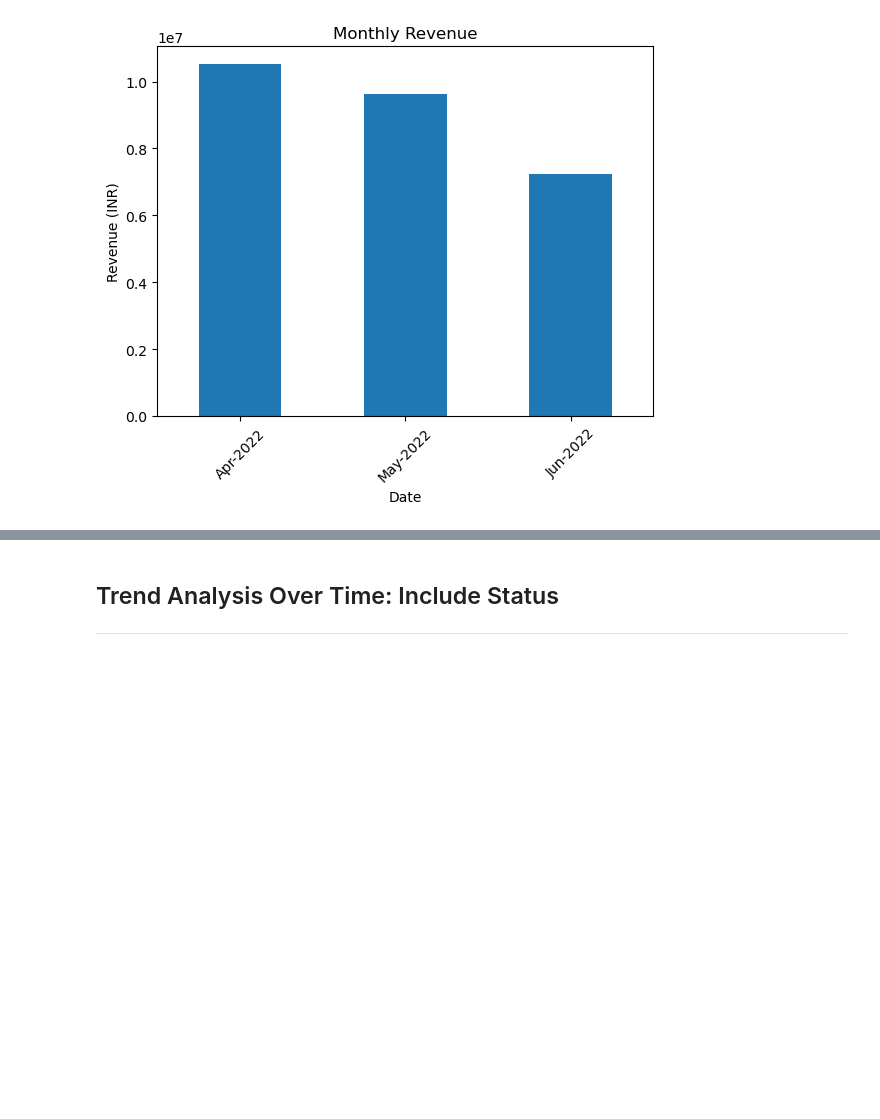
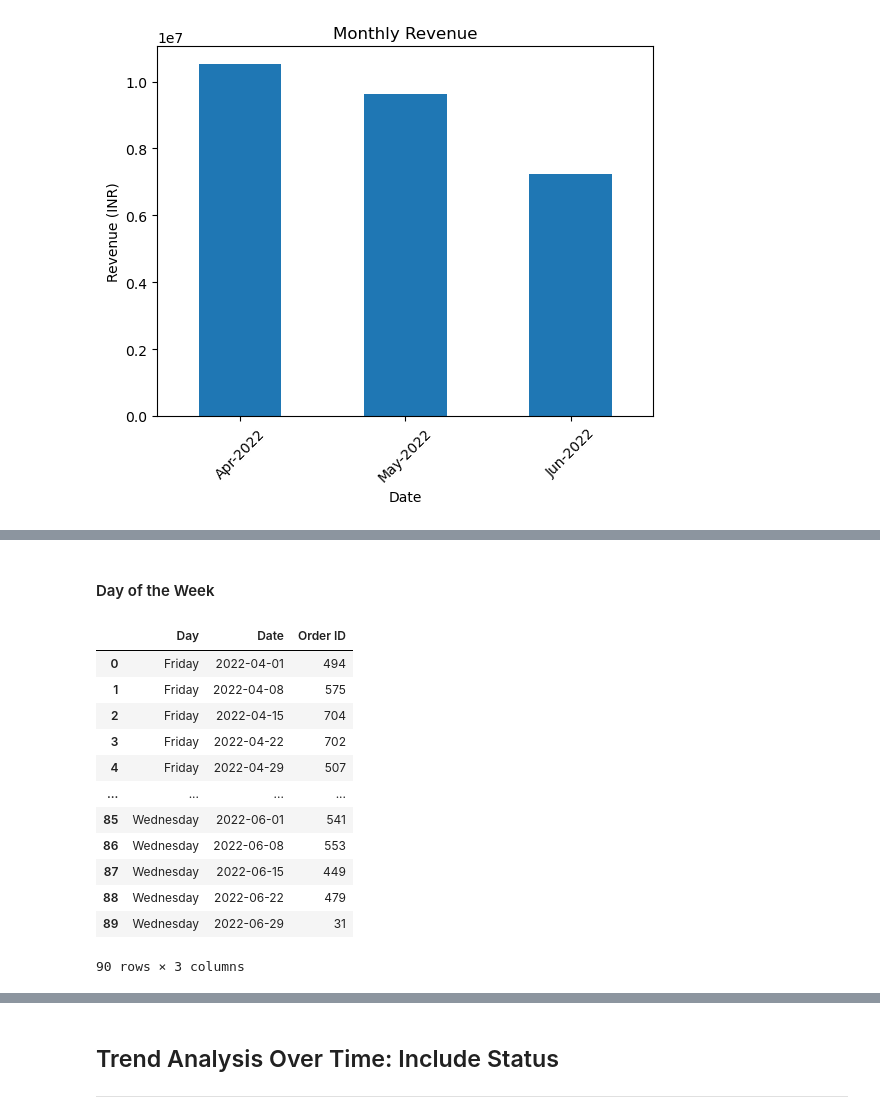
Before and after one commit to brianna-mitri/project-1, a Jupyter notebook: BM_Work/time_analysis.ipynb, the cells around one changed output, grey strips where cells are left out. Cells and saved outputs as stored; diff of their text form; code cells hidden in the pictures; blank space fills up the shorter version.

```diff
--- a/BM_Work/time_analysis.ipynb
+++ b/BM_Work/time_analysis.ipynb
@@ -182,0 +233,22 @@ plt.show()
+# %% [markdown]
+#### Day of the Week
+# %%
+# group by 'Day' and calculate daily order counts
+weekday_grouped_data = product_sales_df.groupby(['Day', 'Date'])['Order ID'].count().reset_index()
+
+# display df
+weekday_grouped_data
+# %% [output]
+|  | Day | Date | Order ID |
+| 0 | Friday | 2022-04-01 | 494 |
+| 1 | Friday | 2022-04-08 | 575 |
+| 2 | Friday | 2022-04-15 | 704 |
+| 3 | Friday | 2022-04-22 | 702 |
+| 4 | Friday | 2022-04-29 | 507 |
+| ... | ... | ... | ... |
+| 85 | Wednesday | 2022-06-01 | 541 |
+| 86 | Wednesday | 2022-06-08 | 553 |
+| 87 | Wednesday | 2022-06-15 | 449 |
+| 88 | Wednesday | 2022-06-22 | 479 |
+| 89 | Wednesday | 2022-06-29 | 31 |
+90 rows × 3 columns
```
Also changed, not shown: parts of 12 cells of this notebook.
